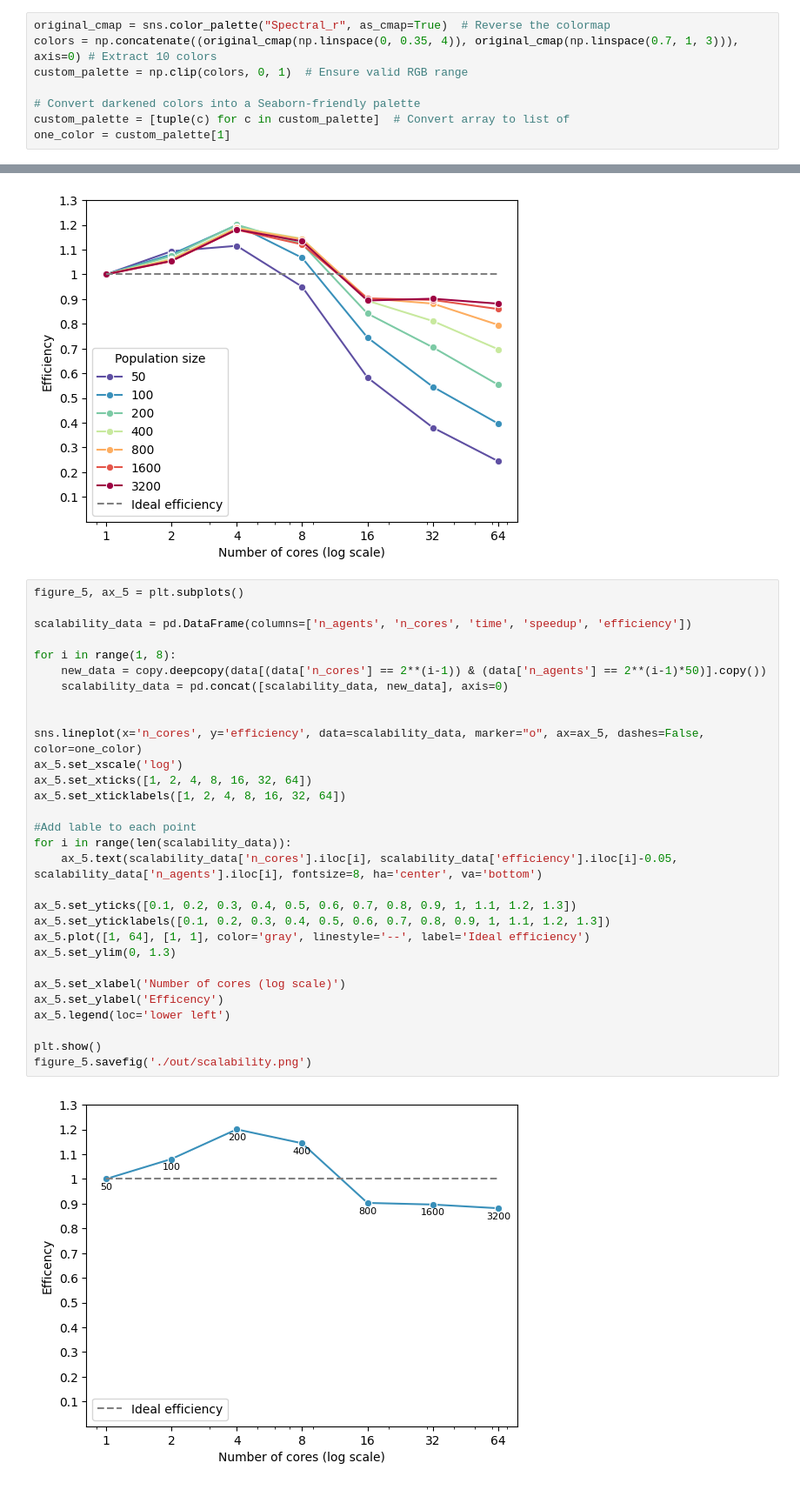
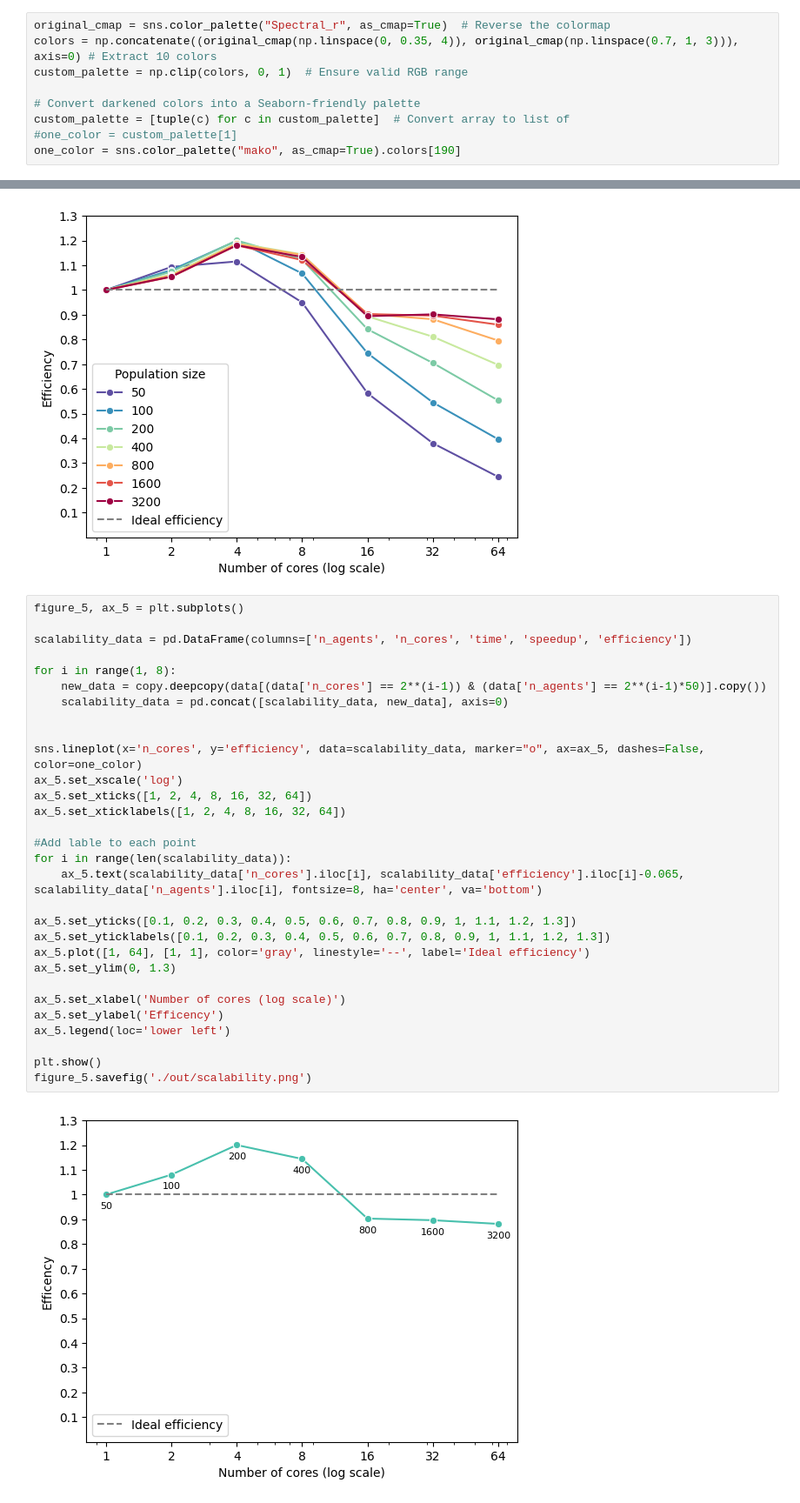
Before and after one commit to muraronicola/Parallel-implementation-of-Gravitational-Search-Algorithm, a Jupyter notebook: results/plots/plots.ipynb, the cells around one changed output, grey strips where cells are left out. Shown: that part at 87% size. Drawn from its saved outputs; the diff is of its cells as text.

```diff
--- a/results/plots/plots.ipynb
+++ b/results/plots/plots.ipynb
@@ -14,7 +14,8 @@ custom_palette = np.clip(colors, 0, 1)  # Ensure valid RGB range
 
 # Convert darkened colors into a Seaborn-friendly palette
 custom_palette = [tuple(c) for c in custom_palette]  # Convert array to list of
-one_color = custom_palette[1]
+#one_color = custom_palette[1]
+one_color = sns.color_palette("mako", as_cmap=True).colors[190]
 # %%
 print("Mean time data")
 
@@ -206,32 +233,32 @@ figure_4.savefig('./out/efficiency.png')
 # %%
 figure_5, ax_5 = plt.subplots()
 
 scalability_data = pd.DataFrame(columns=['n_agents', 'n_cores', 'time', 'speedup', 'efficiency'])
 
 for i in range(1, 8):
     new_data = copy.deepcopy(data[(data['n_cores'] == 2**(i-1)) & (data['n_agents'] == 2**(i-1)*50)].copy())
     scalability_data = pd.concat([scalability_data, new_data], axis=0)
 
 
 sns.lineplot(x='n_cores', y='efficiency', data=scalability_data, marker="o", ax=ax_5, dashes=False, color=one_color)
 ax_5.set_xscale('log')
 ax_5.set_xticks([1, 2, 4, 8, 16, 32, 64])
 ax_5.set_xticklabels([1, 2, 4, 8, 16, 32, 64])
 
 #Add lable to each point
 for i in range(len(scalability_data)):
-    ax_5.text(scalability_data['n_cores'].iloc[i], scalability_data['efficiency'].iloc[i]-0.05, scalability_data['n_agents'].iloc[i], fontsize=8, ha='center', va='bottom')
+    ax_5.text(scalability_data['n_cores'].iloc[i], scalability_data['efficiency'].iloc[i]-0.065, scalability_data['n_agents'].iloc[i], fontsize=8, ha='center', va='bottom')
 
 ax_5.set_yticks([0.1, 0.2, 0.3, 0.4, 0.5, 0.6, 0.7, 0.8, 0.9, 1, 1.1, 1.2, 1.3])
 ax_5.set_yticklabels([0.1, 0.2, 0.3, 0.4, 0.5, 0.6, 0.7, 0.8, 0.9, 1, 1.1, 1.2, 1.3])
 ax_5.plot([1, 64], [1, 1], color='gray', linestyle='--', label='Ideal efficiency')
 ax_5.set_ylim(0, 1.3)
 
 ax_5.set_xlabel('Number of cores (log scale)')
 ax_5.set_ylabel('Efficency')
 ax_5.legend(loc='lower left')
 
 plt.show()
 figure_5.savefig('./out/scalability.png')
 # %% [output]
-[figure, old version]
+[figure, new version]
```
Also changed, not shown: parts of 3 cells of this notebook, 8 other files.
